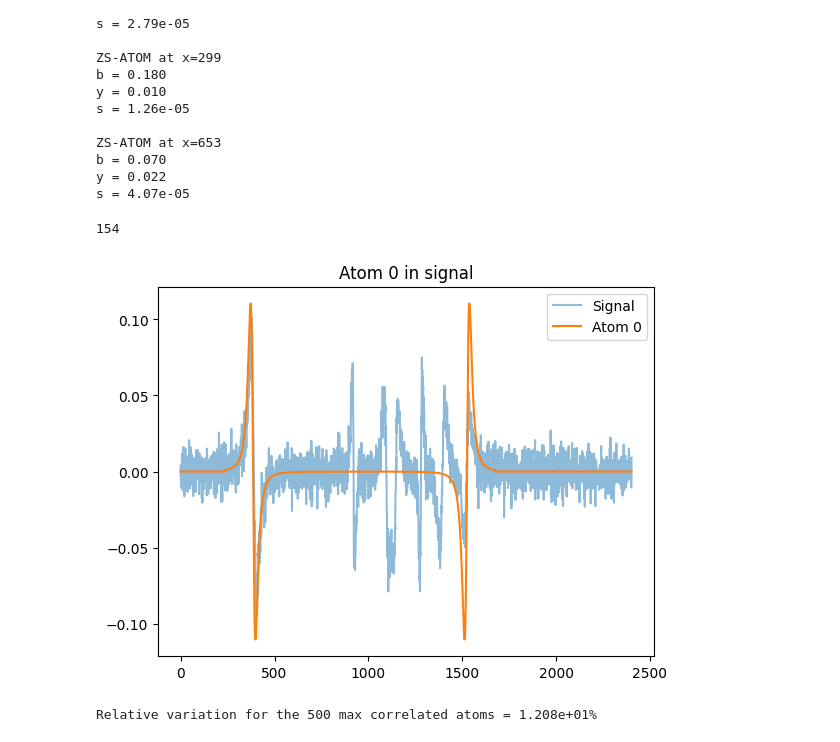
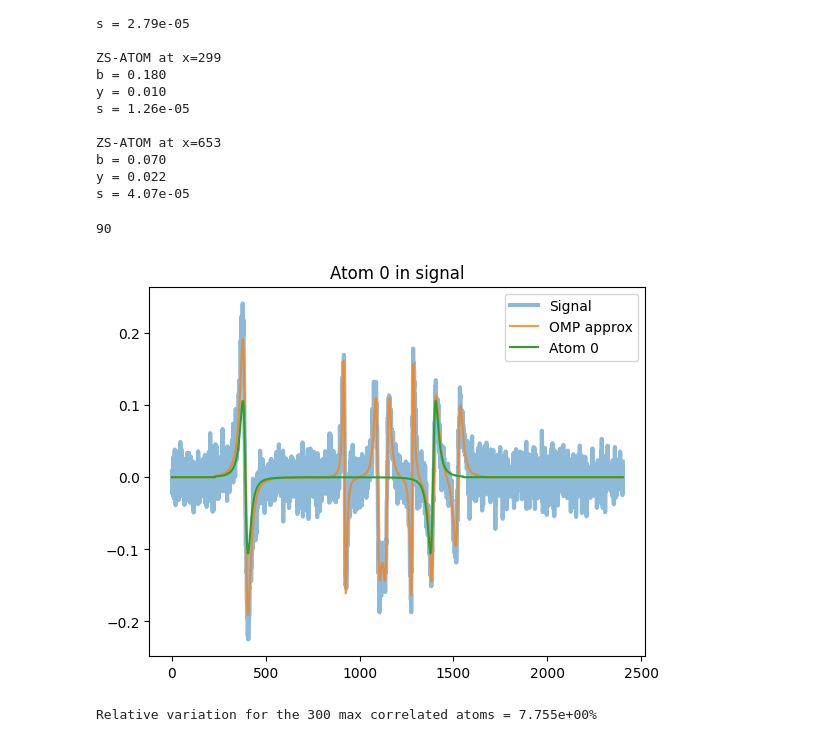
Before and after one commit to yanisgomes/csc, a Jupyter notebook: examples/test_mmp_threshold copy.ipynb, the cells around one changed output. Drawn from its saved outputs; the diff is of its cells as text; code cells hidden in the pictures.

```diff
--- a/examples/test_mmp_threshold copy.ipynb
+++ b/examples/test_mmp_threshold copy.ipynb
@@ -31,9 +31,8 @@ The dictionary has 1428 different atoms
 ### Workbench initialization with a database path
 # %%
 batchSize = 200
-path_to_signals_db = f'C:\\Users\\gomes\\Documents\\ENS\\00_M1\\00_BORELLI\\01_WorkInProgress\\\synthetic-data\\db_signals_{batchSize}.json'
-path_to_omp_db = f'C:\\Users\\gomes\\Documents\\ENS\\00_M1\\00_BORELLI\\01_WorkInProgress\\\synthetic-data\\db_norm_omp_{batchSize}_bis.json'
-path_to_omp_db_not_norm = f'C:\\Users\\gomes\\Documents\\ENS\\00_M1\\00_BORELLI\\01_WorkInProgress\\\synthetic-data\\data_omp_{batchSize}.json'
+path_to_signals_db = f'C:\\Users\\gomes\\Documents\\ENS\\00_M1\\00_BORELLI\\01_WorkInProgress\\\synthetic-data\\data_signals_{batchSize}.json'
+path_to_omp_db = f'C:\\Users\\gomes\\Documents\\ENS\\00_M1\\00_BORELLI\\01_WorkInProgress\\\synthetic-data\\data_omp_{batchSize}.json'
 
 workbench = CSCWorkbench(path_to_signals_db)
 workbench.load_data()
@@ -61,6 +60,6 @@ workbench.plotStepDecomposition(db_path=path_to_omp_db, id=ids[0])
 # %%
-sdict = workbench.signalDictFromId(id=ids[0])
-atoms = sdict['atoms']
+signal_dict = workbench.signalDictFromId(id=ids[0])
+atoms = signal_dict['atoms']
 for atom in atoms:
     print('ZS-ATOM at x={}'.format(atom['x']))
     print('b = {:.3f}'.format(atom['b']))
@@ -68,7 +67,7 @@ for atom in atoms:
     print('s = {:.2e}'.format(atom['s']))
     print('')
 
-signal_length = len(sdict['signal'])
+signal_length = len(signal_dict['signal'])
 # %% [output]
 ZS-ATOM at x=154
 b = 0.570
@@ -90,11 +89,11 @@ b = 0.500
 y = 0.022
 s = 4.12e-05
 # %%
-with open(path_to_omp_db 'r') as file:
+with open(path_to_omp_db, 'r') as file:
     omp_db = json.load(file)
     signals = omp_db['omp']
-    sdict = next((item for item in signals if item["id"] == ids[0]), None)
-    atoms = sdict['atoms']
+    omp_dict = next((item for item in signals if item["id"] == ids[0]), None)
+    atoms = omp_dict['atoms']
 
 for atom in atoms:
     print('ZS-ATOM at x={}'.format(atom['x']))
@@ -127,15 +126,17 @@ zs_atom0 = dictionary.getAtomFromParams(atoms[0]['b'], atoms[0]['y'], atoms[0]['
 zs_atom0_pos = atoms[0]['x']
 print(zs_atom0_pos)
 # %% [output]
-154
+90
 # %%
-plt.plot(sdict['signal'], alpha=0.5, label='Signal')
+
+plt.plot(signal_dict['signal'], alpha=0.5, label='Signal', lw=3)
+plt.plot(omp_dict['approx'], alpha=0.8, label='OMP approx')
 plt.plot(zs_atom0.getAtomInSignal(signal_length, zs_atom0_pos), label='Atom 0')
 plt.title('Atom 0 in signal')
 plt.legend()
 plt.show()
 # %% [output]
-[figure, old version]
+[figure, new version]
 # %%
 nb_atoms = len(dictionary.getAtoms())
 nb_valid_offset = signal_length - dictionary.getAtomsLength() + 1
@@ -144,9 +145,9 @@ nb_valid_offset = signal_length - dictionary.getAtomsLength() + 1
 nb_activations = nb_valid_offset * nb_atoms
 activation_mask = np.zeros((nb_activations,), dtype=np.float64)
 
-nb_corr = 500
+nb_corr = 300
 # Compute the correlations
-all_corr = dictionary.computeCorrelations(sdict['signal'])
+all_corr = dictionary.computeCorrelations(signal_dict['signal'])
 max_corr_idx = all_corr.argpartition(-nb_corr, axis=None)[-nb_corr:]
 max_corr_idx_sorted = max_corr_idx[all_corr.flatten()[max_corr_idx].argsort()[::-1]]
 max_corr_sorted =  all_corr.flatten()[max_corr_idx_sorted]
@@ -161,7 +162,7 @@ positions_idx, atoms_idx = np.unravel_index(
 relative_var = (np.abs(max_corr_sorted[0] - max_corr_sorted[-1]) / max_corr_sorted[0])
 print('Relative variation for the {} max correlated atoms = {:.3e}%'.format(nb_corr, relative_var * 100))
 # %% [output]
-Relative variation for the 500 max correlated atoms = 1.208e+01%
+Relative variation for the 300 max correlated atoms = 7.755e+00%
 # %%
 nb_plot = 5
 step = len(max_corr_sorted) // nb_plot
```
Also changed, not shown: parts of 5 cells of this notebook, 1 other file.
